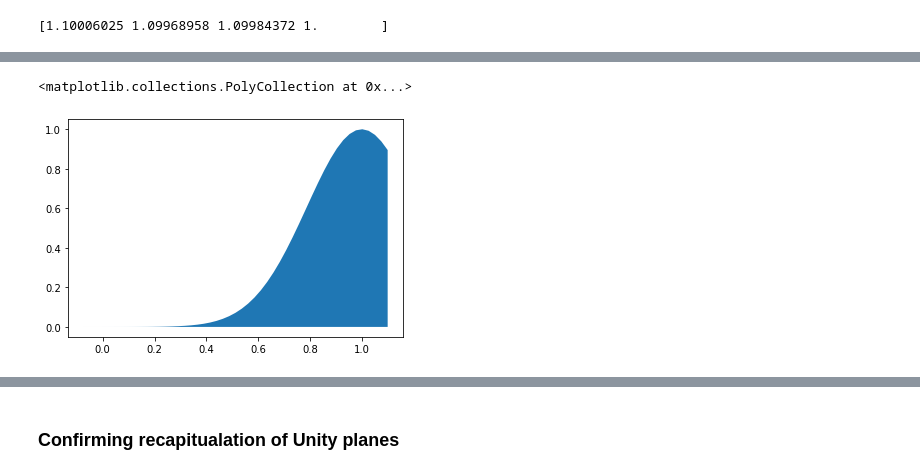
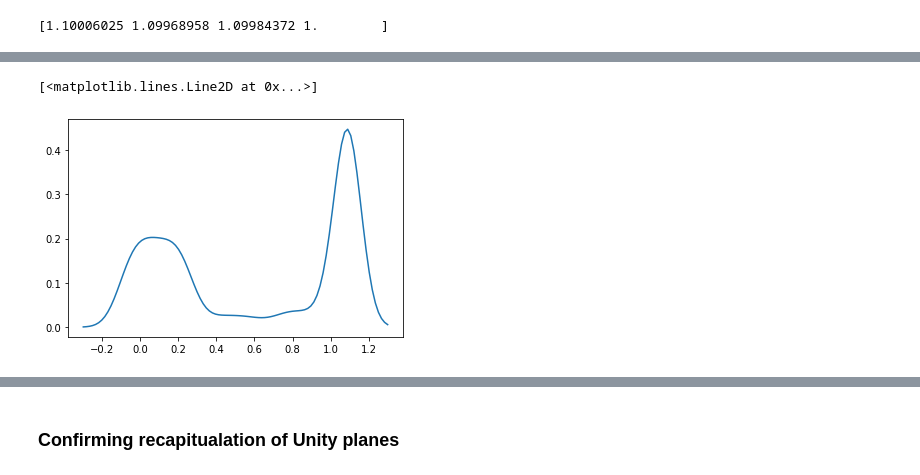
Before and after one commit to GiocomoLab/PlittGiocomo_2021, a Jupyter notebook: Prior4D.ipynb, the cells around one changed output, grey strips where cells are left out. Drawn from its saved outputs; the diff is of its cells as text; code cells hidden in the pictures.

```diff
--- a/Prior4D.ipynb
+++ b/Prior4D.ipynb
@@ -132,8 +136,13 @@ hist_sm = sp.ndimage.filters.gaussian_filter1d(hist,4)
-# %%
-l = gaussian(1,.3,edges[1:])
-f,ax = plt.subplots()
-ax.fill_between(edges[1:],l)
-# %% [output]
-<matplotlib.collections.PolyCollection at 0x...>
-[figure, removed]
+# %%
+x = np.linspace(-.3,1.3,num=100)
+y = 0*x
+N = em_all1d.shape[0]
+for i,m in enumerate(em_all1d.tolist()):
+    y+=gaussian(m,.1,x)/N
+
+f,ax = plt.subplots()
+ax.plot(x,y)
+# %% [output]
+[<matplotlib.lines.Line2D at 0x...>]
+[figure, added]
 # %%
```
Also changed, not shown: parts of 13 cells of this notebook, 3 other files.
